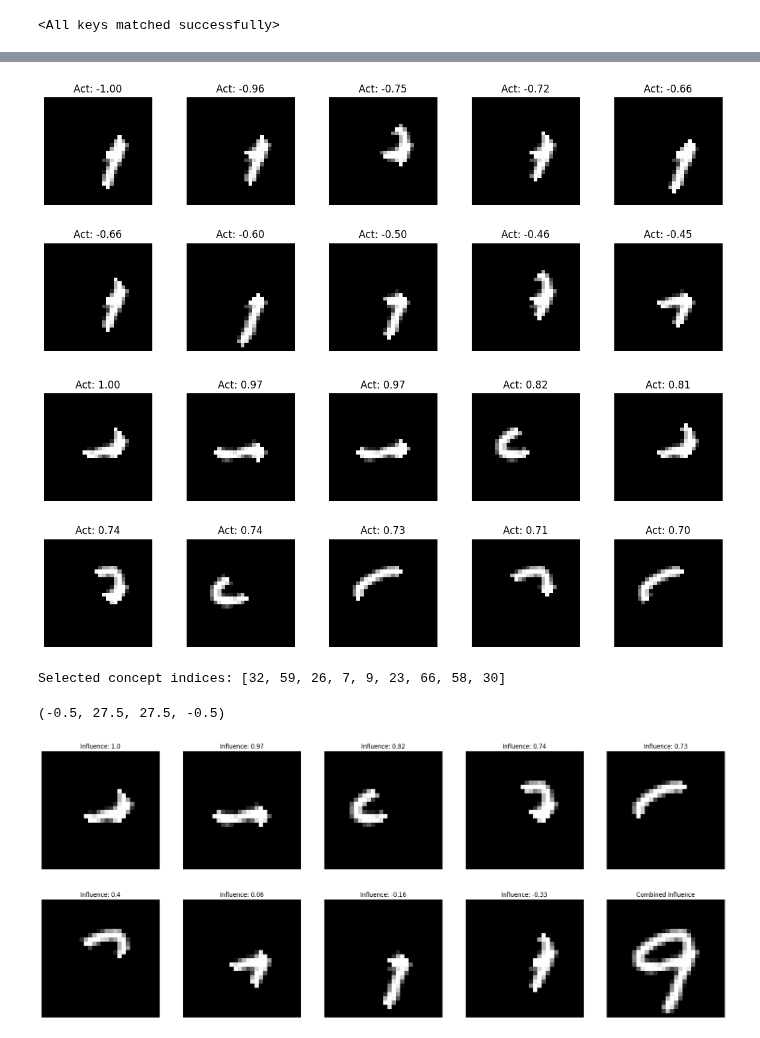
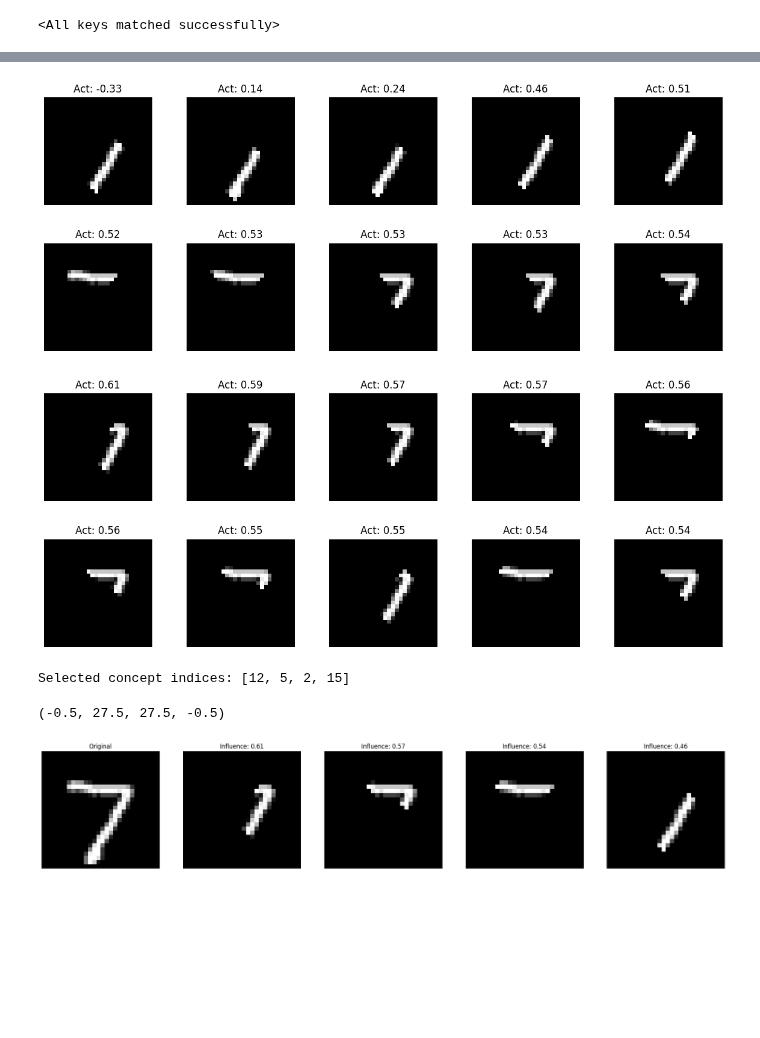
Before and after one commit to kns357/ANN_MA_Kaito, a Jupyter notebook: 06_concept_attribution.ipynb, the cells around one changed output, grey strips where cells are left out. Cells and saved outputs as stored; diff of their text form; code cells hidden in the pictures; blank space fills up the shorter version.

Commit message:
added 3d act. max., added hidden layer act. max., fixed major mistake in concept attribution

```diff
--- a/06_concept_attribution.ipynb
+++ b/06_concept_attribution.ipynb
@@ -70,6 +70,7 @@ inputs, labels = next(iter(test_loader))
 #search wanted digit:
 ind = ra.randrange(0, len(inputs))
 img = inputs[ind].squeeze()
+label = labels[ind]
 
 img_np = img.cpu().numpy()
 filtered = img_np > 0.5 #converting to binary, threshold faciliates clean skeleotnization
@@ -219,7 +220,8 @@ with torch.no_grad():
 
         prob_distr = torch.sigmoid(logits)
 
-        confidence = (torch.max(prob_distr) - (1/9) * (torch.sum(prob_distr) - torch.max(prob_distr))) #how much the predicted class was activated relative to the average activaion of all other classes
+        confidence = (prob_distr[label.item()] - (1/9) * (torch.sum(prob_distr) - prob_distr[label.item()])) #how much the predicted class was activated relative to the average activaion of all other classes
+        #confidence = (torch.max(prob_distr) - (1/9) * (torch.sum(prob_distr) - torch.max(prob_distr))) #this would only show the confidenc eof the model regardless of how important the concept is to the digit, confidence may be high, but argmax() not the label!
 
         activations_this_class.append(confidence)
 
@@ -249,7 +251,7 @@ axs0 = axs0.flatten()
 for i, ax in enumerate(axs0):
     im = lowest_10_tensors[i]
     ax.imshow(im.numpy(), cmap='gray')
-    ax.set_title(f"Act: {normalise_importance(lowest_10_values[i]):.2f}")
+    ax.set_title(f"Act: {(lowest_10_values[i]):.2f}")
     ax.axis('off')
 
 fig1, axs1 = plt.subplots(2, 5, figsize=(12, 5))
@@ -259,13 +261,13 @@ axs1 = axs1.flatten()
 for i, ax in enumerate(axs1):
     im = top_10_tensors[i]
     ax.imshow(im.numpy(), cmap='gray')
-    ax.set_title(f"Act: {normalise_importance(top_10_values[i]):.2f}")
+    ax.set_title(f"Act: {(top_10_values[i]):.2f}")
     ax.axis('off')
 
 plt.show()
 # %% [output]
-[figure, old version]
+[figure, new version]
-[figure, old version]
+[figure, new version]
 # %%
 def find_unique_concepts(original_clusters, activations, overlap_threshold):
     activations = torch.tensor(activations)
@@ -295,31 +297,32 @@ def find_unique_concepts(original_clusters, activations, overlap_threshold):
     return selected_indices
 # %%
 selected_indices = find_unique_concepts(original_clusters, activations_this_class, 0.75)
+sorted_indices = sorted(selected_indices, key=lambda idx: activations_this_class[idx], reverse=True)
 print("Selected concept indices:", selected_indices)
 combined = np.full_like(original_clusters[0], fill_value=-1.0, dtype=float)
 
 rows = -(-(len(selected_indices) + 1) // 5)
 plt.figure(figsize=(5 * 5, rows * 5))
 
-for i, idx in enumerate(selected_indices):
+for i, idx in enumerate(sorted_indices):
     cluster = original_clusters[idx]
     act = activations_this_class[idx].item()
 
-    plt.subplot(rows, 5, i + 1)
+    plt.subplot(rows, 5, i + 2)
     plt.imshow(cluster, cmap='gray')
-    plt.title(f"Influence: {round(normalise_importance(act), 2)}")
+    plt.title(f"Influence: {round((act), 2)}")
     plt.axis('off')
 
-plt.subplot(rows, 5, len(selected_indices) + 1)
+plt.subplot(rows, 5, 1)
 plt.imshow(img_np, cmap='gray', vmin=0, vmax=1)
-plt.title("Combined Influence")
+plt.title("Original")
 plt.axis('off')
 
 #I had initially planned to combine the clusters into an overlapping visualisation,
 #however, strongly opposite values overlapping and averaging created information loss
 #The below visualisations are much more interpretable, as they show each cluster seperately,
 #to be interpreted as concepts most important to the model
 # %% [output]
-Selected concept indices: [32, 59, 26, 7, 9, 23, 66, 58, 30]
+Selected concept indices: [12, 5, 2, 15]
 (-0.5, 27.5, 27.5, -0.5)
-[figure, old version]
+[figure, new version]
```
Also changed, not shown: parts of 2 cells of this notebook, 4 other files.
